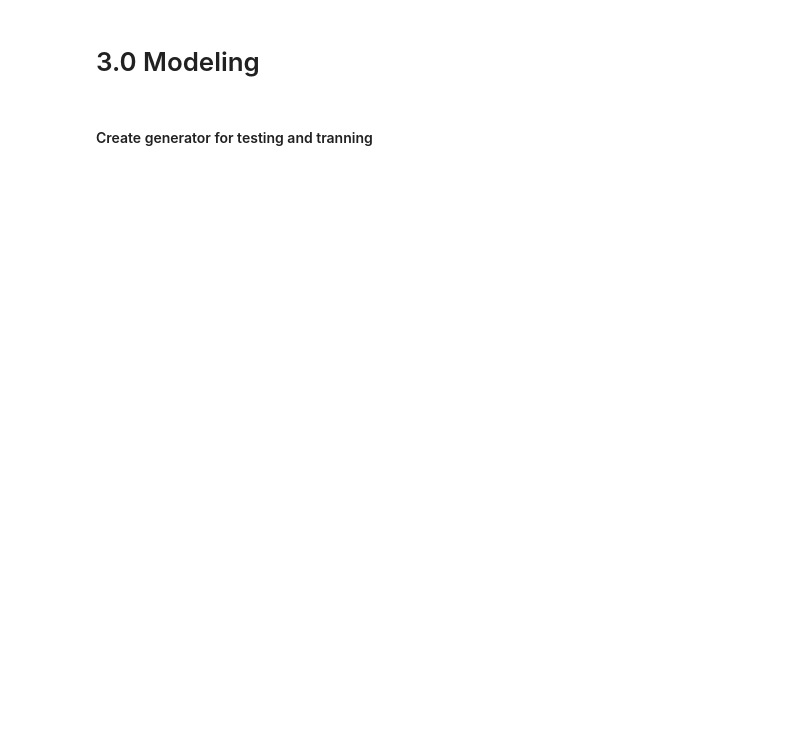
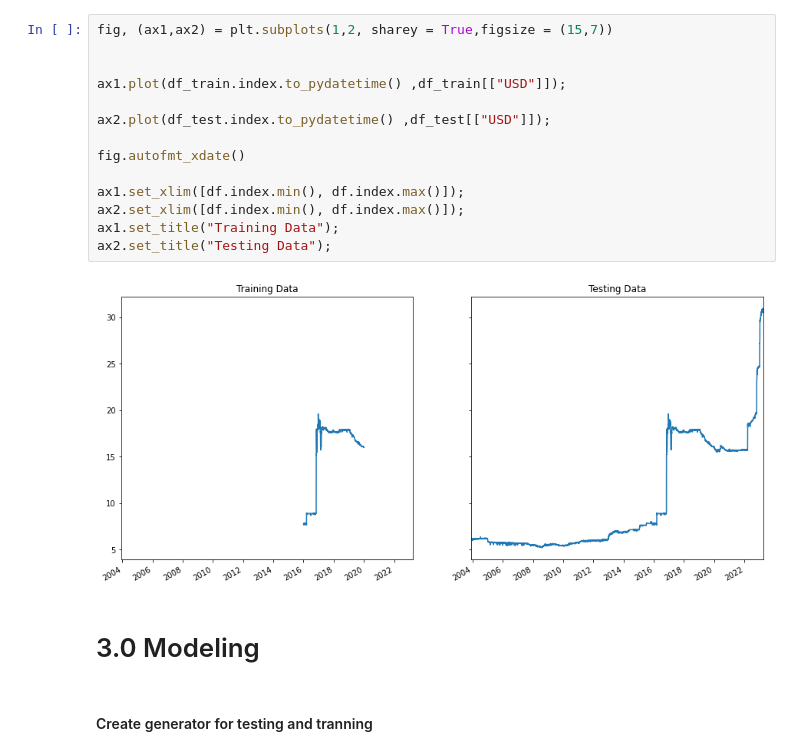
Before and after one commit to Mohamed-ElGemeie/LSTM-in-modeling-EGP-USD-exchange-rates, a Jupyter notebook: src/USD-EGP Time series LSTM prediction.ipynb, the cells around one changed output. Cells and saved outputs as stored; diff of their text form; blank space fills up the shorter version.

```diff
--- a/src/USD-EGP Time series LSTM prediction.ipynb
+++ b/src/USD-EGP Time series LSTM prediction.ipynb
@@ -257,3 +124,19 @@ y_test.shape
+# %%
+fig, (ax1,ax2) = plt.subplots(1,2, sharey = True,figsize = (15,7))
+
+
+ax1.plot(df_train.index.to_pydatetime() ,df_train[["USD"]]);
+
+ax2.plot(df_test.index.to_pydatetime() ,df_test[["USD"]]);
+
+fig.autofmt_xdate()
+
+ax1.set_xlim([df.index.min(), df.index.max()]);
+ax2.set_xlim([df.index.min(), df.index.max()]);
+ax1.set_title("Training Data");
+ax2.set_title("Testing Data");
+# %% [output]
+[figure, added]
 # %% [markdown]
 # 3.0 Modeling
 # %% [markdown]
```
Also changed, not shown: parts of 86 cells of this notebook, 2 other files.
